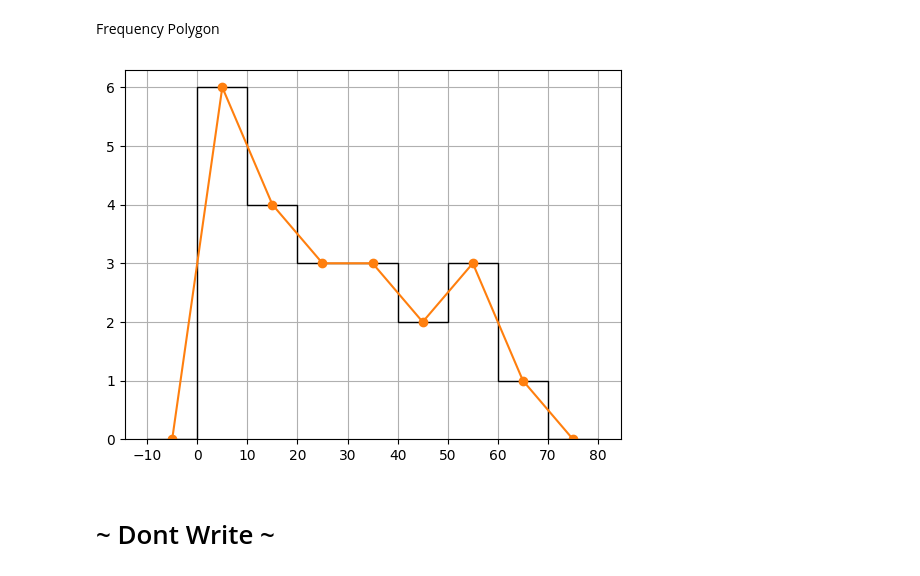
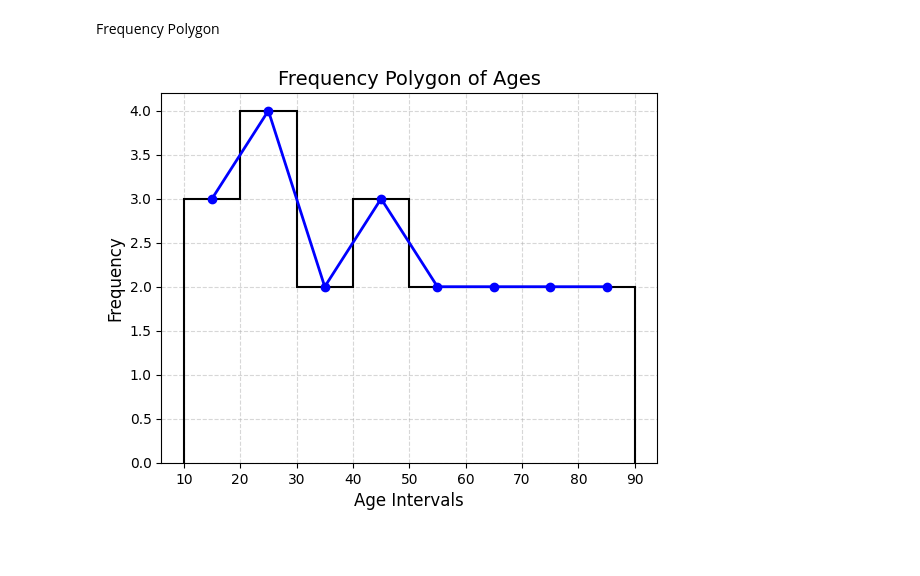
Before and after one commit to yashjain15357/Foundation-of-Data-Science-Practical, a Jupyter notebook: exp4.ipynb, the cells around one changed output. Saved outputs shown, nothing was run; the diff lists cells and outputs as text; code cells hidden in the pictures; blank space fills up the shorter version.

```diff
--- a/exp4.ipynb
+++ b/exp4.ipynb
@@ -92,18 +69,27 @@ for outlier in outliers:
 # %% [markdown]
 Frequency Polygon
 # %%
-#Frequency polygon
-age=[4,5, 6, 7, 8, 9, 10, 15, 16, 17, 22, 30, 24, 35, 28,40,35,45, 50,56, 57,60]
-interval=[-10, 0, 10,20, 30, 40, 50, 60, 70, 80]
+# Frequency polygon with updated data
+age = [12, 15, 18, 20, 22, 25, 28, 30, 35, 40, 42, 45, 50, 55, 60, 65, 70, 75, 80, 85]
+interval = [10, 20, 30, 40, 50, 60, 70, 80, 90]
+
+# Set custom ticks for the x-axis
 plt.xticks(interval)
-y,edges,_=plt.hist(age, bins=interval, histtype='step', edgecolor='k')
-#print(y)
-#print(edges)
-midpoint=0.5*(edges [1:]+ edges [ : -1])
-#print(midpoint)
-plt.plot(midpoint, y, marker='o')
-plt.grid()
+
+# Create a histogram with step type
+y, edges, _ = plt.hist(age, bins=interval, histtype='step', edgecolor='k', linewidth=1.5)
+
+# Calculate midpoints of intervals
+midpoint = 0.5 * (edges[1:] + edges[:-1])
+
+# Plot the frequency polygon
+plt.plot(midpoint, y, marker='o', color='blue', linestyle='-', linewidth=2)
+
+# Add grid, labels, and title
+plt.grid(alpha=0.5, linestyle='--')
+plt.xlabel('Age Intervals', fontsize=12)
+plt.ylabel('Frequency', fontsize=12)
+plt.title('Frequency Polygon of Ages', fontsize=14)
+plt.show()
 # %% [output]
-[figure, old version]
+[figure, new version]
-# %% [markdown]
-# ~ Dont Write ~
```
Also changed, not shown: parts of 11 cells of this notebook.
